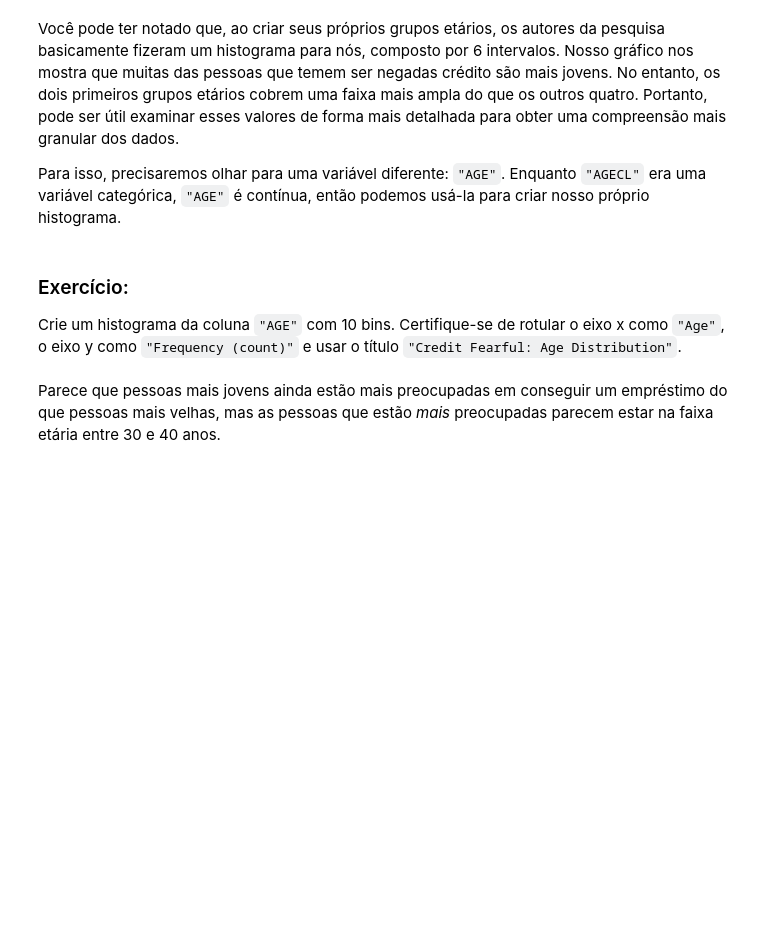
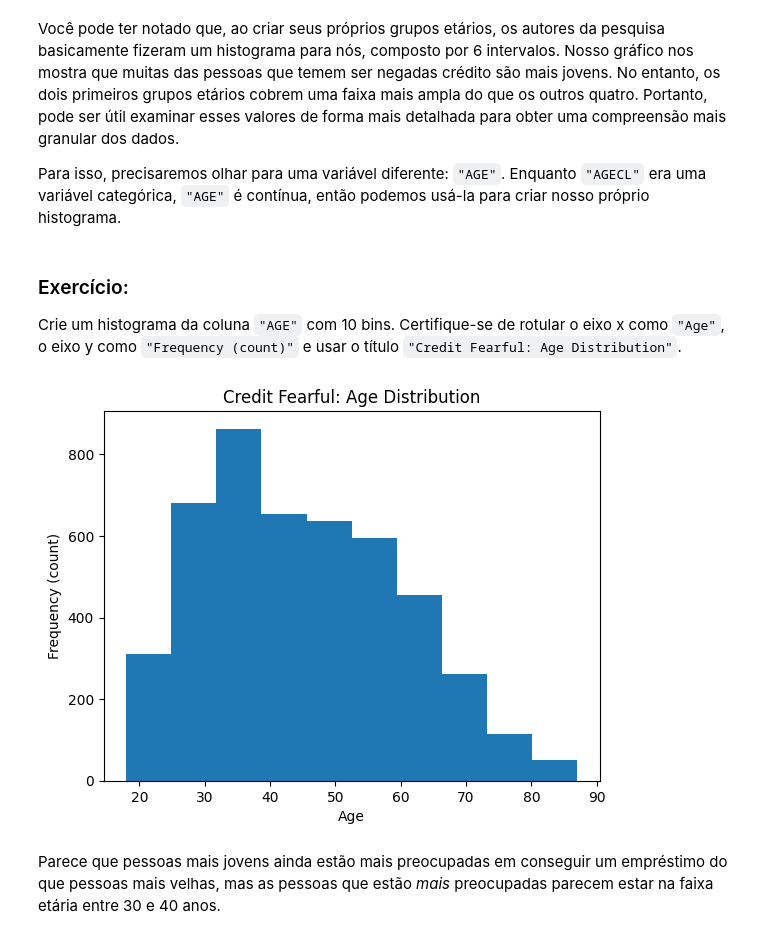
Before and after one commit to Pietro2704/Python, a Jupyter notebook: Python-IA/Aulas/IA__10.ipynb, the cells around one changed output. Cells and saved outputs as stored; diff of their text form; code cells hidden in the pictures; blank space fills up the shorter version.

```diff
--- a/Python-IA/Aulas/IA__10.ipynb
+++ b/Python-IA/Aulas/IA__10.ipynb
@@ -88,6 +126,13 @@ Para isso, precisaremos olhar para uma variável diferente: `"AGE"`. Enquanto `"
 Crie um histograma da coluna `"AGE"` com 10 bins. Certifique-se de rotular o eixo x como `"Age"`, o eixo y como `"Frequency (count)"` e usar o título `"Credit Fearful: Age Distribution"`.
 # %%
 # Plot histogram of "AGE"
+# df_fear["AGE"].hist(bins=10)
+plt.hist(df_fear["AGE"], bins=10)
+plt.xlabel("Age")
+plt.ylabel("Frequency (count)")
+plt.title("Credit Fearful: Age Distribution");
+# %% [output]
+[figure, added]
 # %% [markdown]
 Parece que pessoas mais jovens ainda estão mais preocupadas em conseguir um empréstimo do que pessoas mais velhas, mas as pessoas que estão *mais* preocupadas parecem estar na faixa etária entre 30 e 40 anos.
 # %% [markdown]
```
Also changed, not shown: parts of 38 cells of this notebook.
